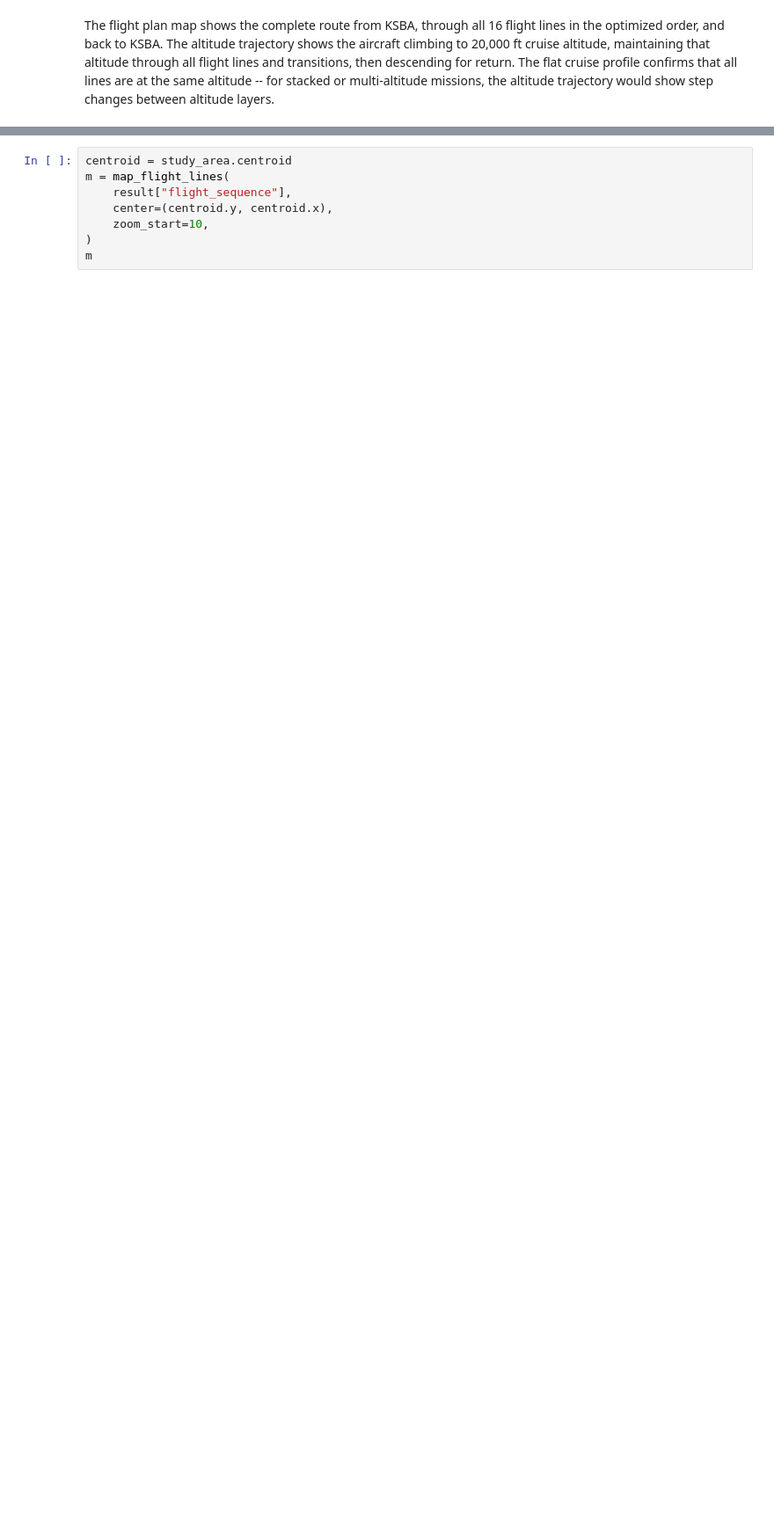
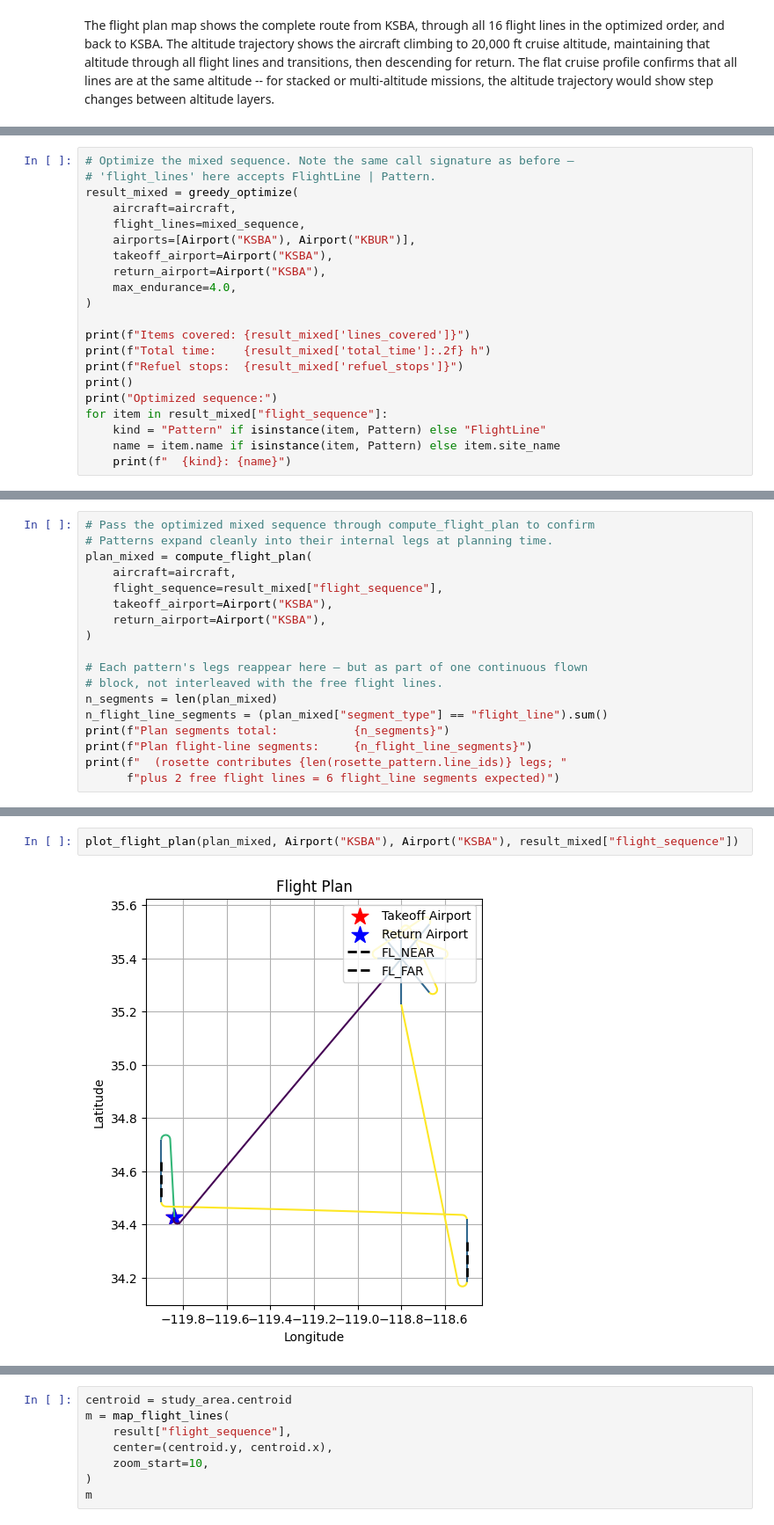
Before and after one commit to ryanpavlick/hyplan, a Jupyter notebook: notebooks/flight_optimizer_demo.ipynb, the cells around one changed output, grey strips where cells are left out. Shown at 88% size. Drawn from its saved outputs; the diff is of its cells as text; blank space fills up the shorter version.

```diff
--- a/notebooks/flight_optimizer_demo.ipynb
+++ b/notebooks/flight_optimizer_demo.ipynb
@@ -436,0 +485,21 @@ The flight plan map shows the complete route from KSBA, through all 16 flight li
+# %%
+# Optimize the mixed sequence. Note the same call signature as before —
+# 'flight_lines' here accepts FlightLine | Pattern.
+result_mixed = greedy_optimize(
+    aircraft=aircraft,
+    flight_lines=mixed_sequence,
+    airports=[Airport("KSBA"), Airport("KBUR")],
+    takeoff_airport=Airport("KSBA"),
+    return_airport=Airport("KSBA"),
+    max_endurance=4.0,
+)
+
+print(f"Items covered: {result_mixed['lines_covered']}")
+print(f"Total time:    {result_mixed['total_time']:.2f} h")
+print(f"Refuel stops:  {result_mixed['refuel_stops']}")
+print()
+print("Optimized sequence:")
+for item in result_mixed["flight_sequence"]:
+    kind = "Pattern" if isinstance(item, Pattern) else "FlightLine"
+    name = item.name if isinstance(item, Pattern) else item.site_name
+    print(f"  {kind}: {name}")
@@ -436,0 +531,18 @@ The flight plan map shows the complete route from KSBA, through all 16 flight li
+# %%
+# Pass the optimized mixed sequence through compute_flight_plan to confirm
+# Patterns expand cleanly into their internal legs at planning time.
+plan_mixed = compute_flight_plan(
+    aircraft=aircraft,
+    flight_sequence=result_mixed["flight_sequence"],
+    takeoff_airport=Airport("KSBA"),
+    return_airport=Airport("KSBA"),
+)
+
+# Each pattern's legs reappear here — but as part of one continuous flown
+# block, not interleaved with the free flight lines.
+n_segments = len(plan_mixed)
+n_flight_line_segments = (plan_mixed["segment_type"] == "flight_line").sum()
+print(f"Plan segments total:           {n_segments}")
+print(f"Plan flight-line segments:     {n_flight_line_segments}")
+print(f"  (rosette contributes {len(rosette_pattern.line_ids)} legs; "
+      f"plus 2 free flight lines = 6 flight_line segments expected)")
@@ -437 +555,5 @@ The flight plan map shows the complete route from KSBA, through all 16 flight li
+# %%
+plot_flight_plan(plan_mixed, Airport("KSBA"), Airport("KSBA"), result_mixed["flight_sequence"])
+# %% [output]
+[figure, added]
 # %% [markdown]
```
Also changed, not shown: parts of 12 cells of this notebook.
